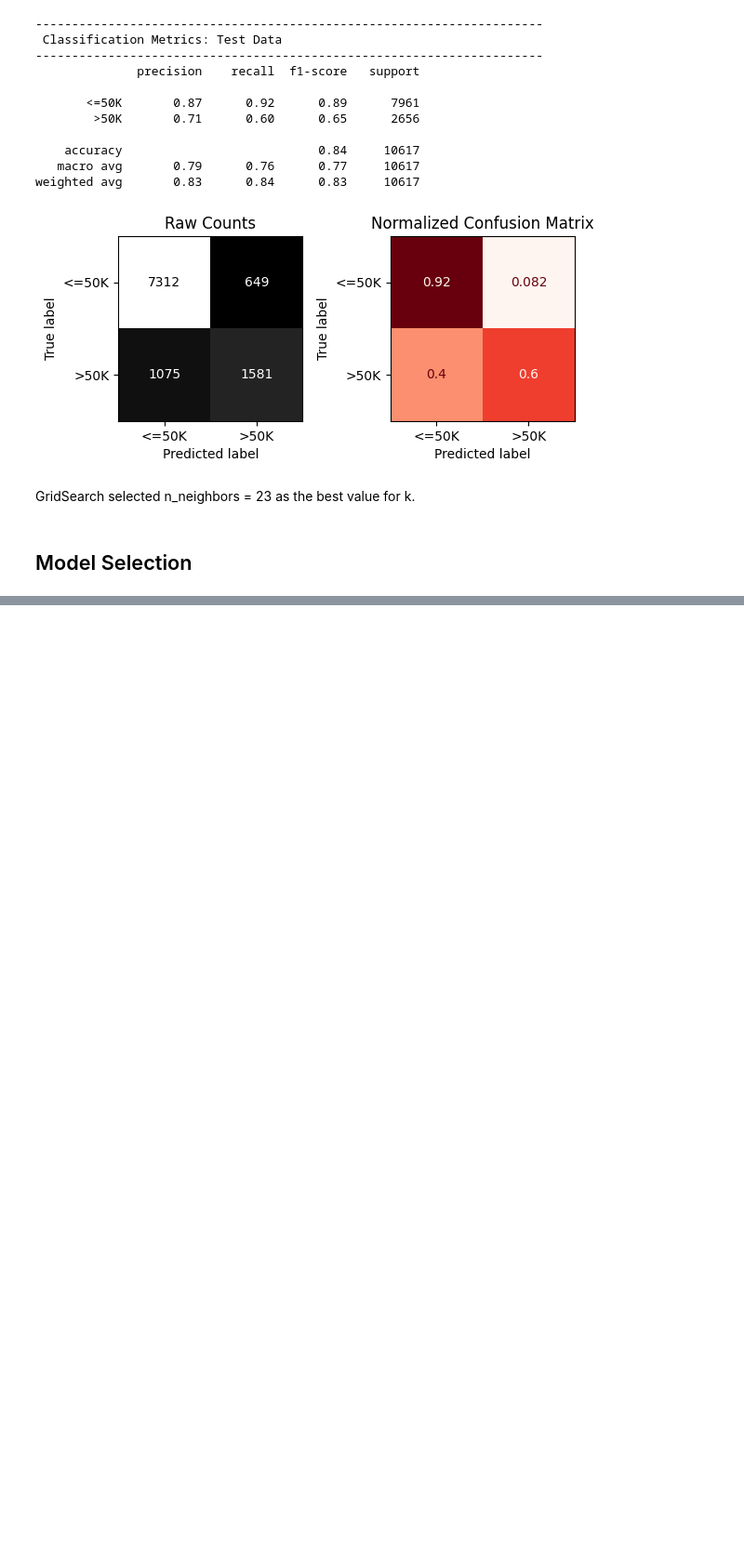
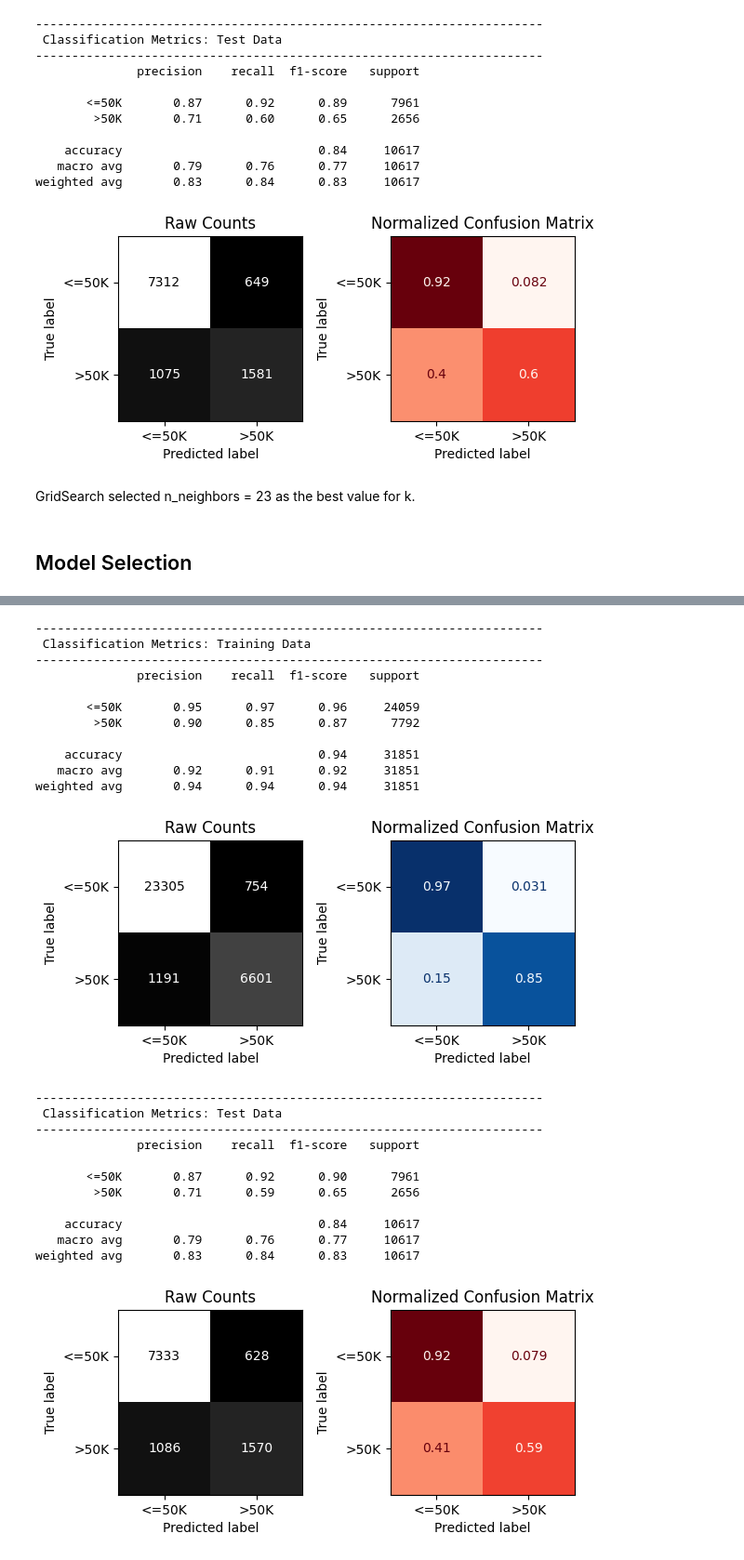
Before and after one commit to anjalixprakash/Project2, a Jupyter notebook: Project2.ipynb, the cells around one changed output, grey strips where cells are left out. Shown at 93% size. Cells and saved outputs as stored; diff of their text form; code cells hidden in the pictures; blank space fills up the shorter version.

```diff
--- a/Project2.ipynb
+++ b/Project2.ipynb
@@ -940,0 +987,12 @@ I would consider the metrics most important to our business model to be our reca
+# %%
+# Numerical Prepprocessing Pipeline
+# Save list of column names
+num_cols = X_train.select_dtypes("number").columns
+print("Numeric Columns:", num_cols)
+# instantiate preprocessors
+impute_median = SimpleImputer(strategy='median')
+scaler = StandardScaler()
+# Make a numeric preprocessing pipeline
+num_pipe = make_pipeline(impute_median, scaler)
+# Making a numeric tuple for ColumnTransformer
+num_tuple = ('numeric', num_pipe, num_cols)
@@ -940,0 +1001,11 @@ I would consider the metrics most important to our business model to be our reca
+# %%
+# Create the Column Transformer
+preprocessor = ColumnTransformer([num_tuple, ohe_tuple], verbose_feature_names_out=False)
+# %%
+# Instantiate default random forest classifier model
+rf_clf = RandomForestClassifier(random_state=42)
+# Model Pipeline
+rf_pipe = make_pipeline(preprocessor, rf_clf)
+# %%
+# Fit the model pipeline on the training data only
+rf_pipe.fit(X_train, y_train)
@@ -940,0 +1038,28 @@ I would consider the metrics most important to our business model to be our reca
+# %%
+# Use custom function to evaluate default model
+evaluate_classification(rf_pipe, X_train, y_train, X_test, y_test)
+# %% [output]
+----------------------------------------------------------------------
+ Classification Metrics: Training Data
+----------------------------------------------------------------------
+              precision    recall  f1-score   support
+
+       <=50K       0.95      0.97      0.96     24059
+        >50K       0.90      0.85      0.87      7792
+
+    accuracy                           0.94     31851
+   macro avg       0.92      0.91      0.92     31851
+weighted avg       0.94      0.94      0.94     31851
+[figure, added]
+----------------------------------------------------------------------
+ Classification Metrics: Test Data
+----------------------------------------------------------------------
+              precision    recall  f1-score   support
+
+       <=50K       0.87      0.92      0.90      7961
+        >50K       0.71      0.59      0.65      2656
+
+    accuracy                           0.84     10617
+   macro avg       0.79      0.76      0.77     10617
+weighted avg       0.83      0.84      0.83     10617
+[figure, added]
```
Also changed, not shown: parts of 26 cells of this notebook.
